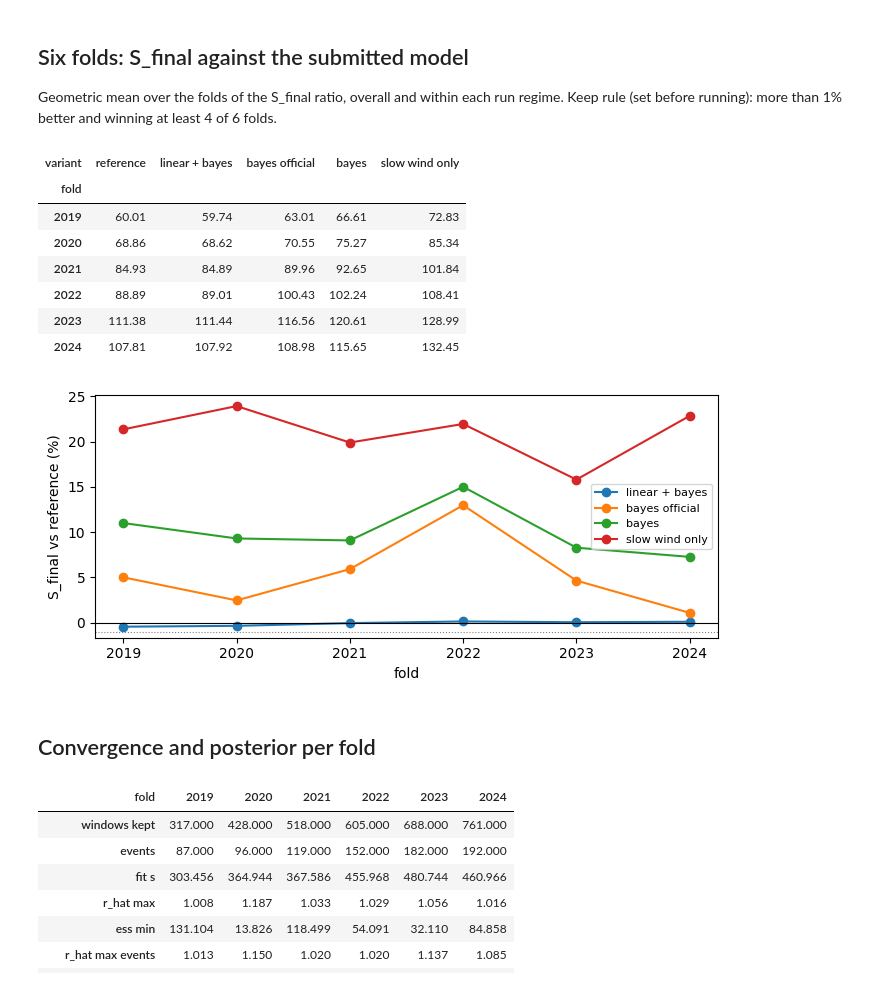
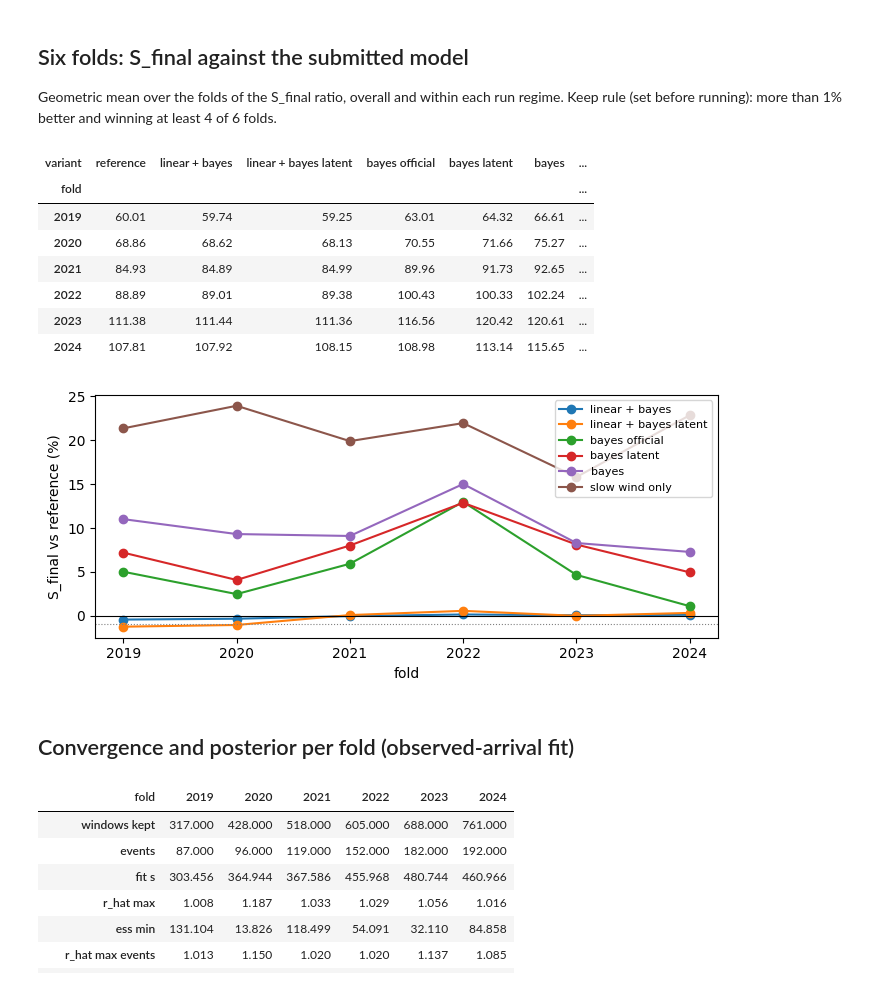
Before and after one commit to chingozhatinashe/benchlab-competition, a Jupyter notebook: src/experiments/bayes_stream.ipynb, the cells around one changed output. Drawn from its saved outputs; the diff is of its cells as text; code cells hidden in the pictures.

Commit message:
Bayes stream notebook: latent-arrival fit and linear + bayes latent on six folds
Co-Authored-By: Claude Opus 5.5 <noreply@anthropic.com>

```diff
--- a/src/experiments/bayes_stream.ipynb
+++ b/src/experiments/bayes_stream.ipynb
@@ -45,27 +48,28 @@ Geometric mean over the folds of the S_final ratio, overall and within each run
 # %%
 wide = d.pivot(index="fold", columns="variant", values="all")
 pct = (wide.div(wide["reference"], axis=0) - 1) * 100
-order = ["reference", "linear + bayes", "bayes official", "bayes", "slow wind only"]
+order = ["reference", "linear + bayes", "linear + bayes latent", "bayes official",
+         "bayes latent", "bayes", "slow wind only"]
 fig, ax = plt.subplots(figsize=(7, 3.2))
 for v in order[1:]:
     ax.plot(pct.index, pct[v], marker="o", label=v)
 ax.axhline(0, color="k", lw=0.8)
 ax.axhline(-1, color="grey", ls=":", lw=0.8)
 ax.set_ylabel("S_final vs reference (%)")
 ax.set_xlabel("fold")
 ax.legend(fontsize=8)
 plt.tight_layout()
 wide[order].round(2)
 # %% [output]
-| variant | reference | linear + bayes | bayes official | bayes | slow wind only |
-| fold |  |  |  |  |  |
-| 2019 | 60.01 | 59.74 | 63.01 | 66.61 | 72.83 |
-| 2020 | 68.86 | 68.62 | 70.55 | 75.27 | 85.34 |
-| 2021 | 84.93 | 84.89 | 89.96 | 92.65 | 101.84 |
-| 2022 | 88.89 | 89.01 | 100.43 | 102.24 | 108.41 |
-| 2023 | 111.38 | 111.44 | 116.56 | 120.61 | 128.99 |
-| 2024 | 107.81 | 107.92 | 108.98 | 115.65 | 132.45 |
+| variant | reference | linear + bayes | linear + bayes latent | bayes official | bayes latent | bayes | ... |
+| fold |  |  |  |  |  |  | ... |
+| 2019 | 60.01 | 59.74 | 59.25 | 63.01 | 64.32 | 66.61 | ... |
+| 2020 | 68.86 | 68.62 | 68.13 | 70.55 | 71.66 | 75.27 | ... |
+| 2021 | 84.93 | 84.89 | 84.99 | 89.96 | 91.73 | 92.65 | ... |
+| 2022 | 88.89 | 89.01 | 89.38 | 100.43 | 100.33 | 102.24 | ... |
+| 2023 | 111.38 | 111.44 | 111.36 | 116.56 | 120.42 | 120.61 | ... |
+| 2024 | 107.81 | 107.92 | 108.15 | 108.98 | 113.14 | 115.65 | ... |
-[figure, old version]
+[figure, new version]
 # %% [markdown]
-## Convergence and posterior per fold
+## Convergence and posterior per fold (observed-arrival fit)
 # %%
```
Also changed, not shown: parts of 10 cells of this notebook.
